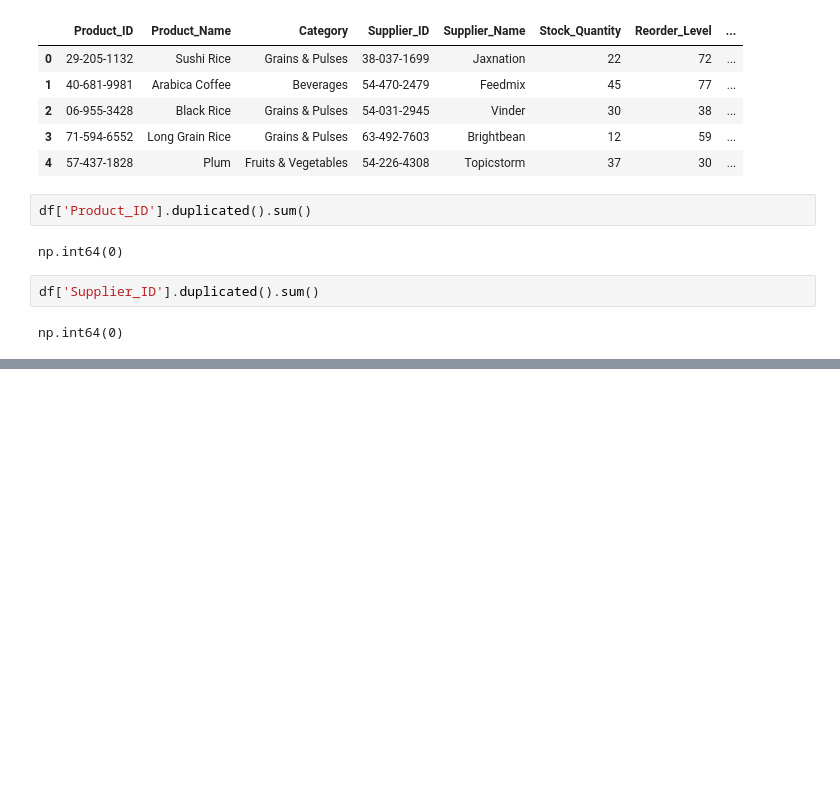
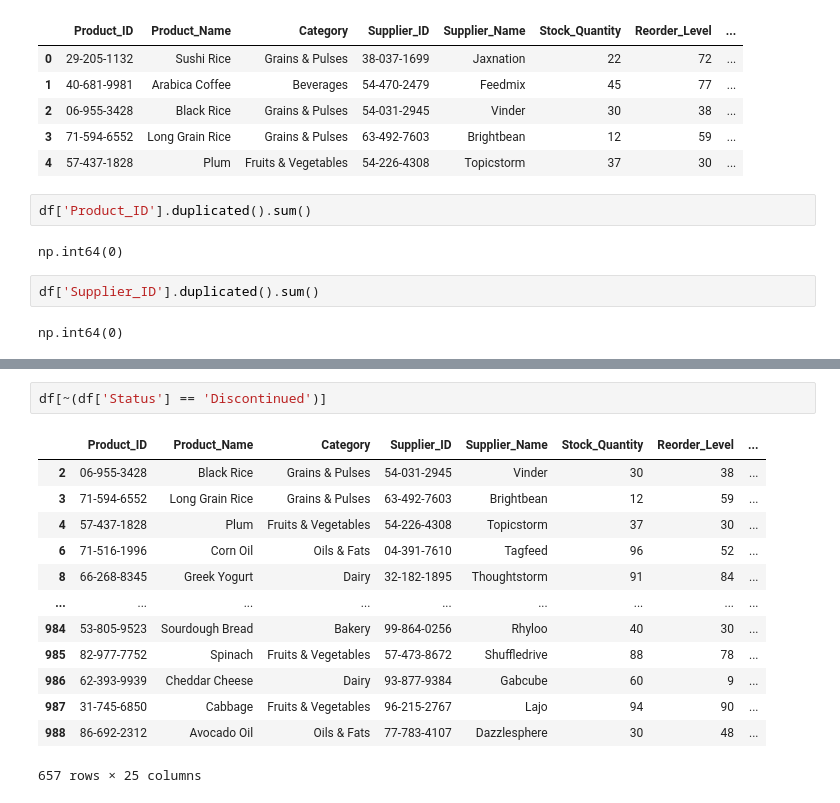
Before and after one commit to rbalbinotti/smart-supply-chain-ai, a Jupyter notebook: notebooks/01-mod_demand_inventory.ipynb, the cells around one changed output, grey strips where cells are left out. Saved outputs shown, nothing was run; the diff lists cells and outputs as text; blank space fills up the shorter version.

```diff
--- a/notebooks/01-mod_demand_inventory.ipynb
+++ b/notebooks/01-mod_demand_inventory.ipynb
@@ -161,0 +348,16 @@ np.int64(0)
+# %%
+df[~(df['Status'] == 'Discontinued')]
+# %% [output]
+|  | Product_ID | Product_Name | Category | Supplier_ID | Supplier_Name | Stock_Quantity | Reorder_Level | ... |
+| 2 | 06-955-3428 | Black Rice | Grains & Pulses | 54-031-2945 | Vinder | 30 | 38 | ... |
+| 3 | 71-594-6552 | Long Grain Rice | Grains & Pulses | 63-492-7603 | Brightbean | 12 | 59 | ... |
+| 4 | 57-437-1828 | Plum | Fruits & Vegetables | 54-226-4308 | Topicstorm | 37 | 30 | ... |
+| 6 | 71-516-1996 | Corn Oil | Oils & Fats | 04-391-7610 | Tagfeed | 96 | 52 | ... |
+| 8 | 66-268-8345 | Greek Yogurt | Dairy | 32-182-1895 | Thoughtstorm | 91 | 84 | ... |
+| ... | ... | ... | ... | ... | ... | ... | ... | ... |
+| 984 | 53-805-9523 | Sourdough Bread | Bakery | 99-864-0256 | Rhyloo | 40 | 30 | ... |
+| 985 | 82-977-7752 | Spinach | Fruits & Vegetables | 57-473-8672 | Shuffledrive | 88 | 78 | ... |
+| 986 | 62-393-9939 | Cheddar Cheese | Dairy | 93-877-9384 | Gabcube | 60 | 9 | ... |
+| 987 | 31-745-6850 | Cabbage | Fruits & Vegetables | 96-215-2767 | Lajo | 94 | 90 | ... |
+| 988 | 86-692-2312 | Avocado Oil | Oils & Fats | 77-783-4107 | Dazzlesphere | 30 | 48 | ... |
+657 rows × 25 columns
```
Also changed, not shown: parts of 21 cells of this notebook.
